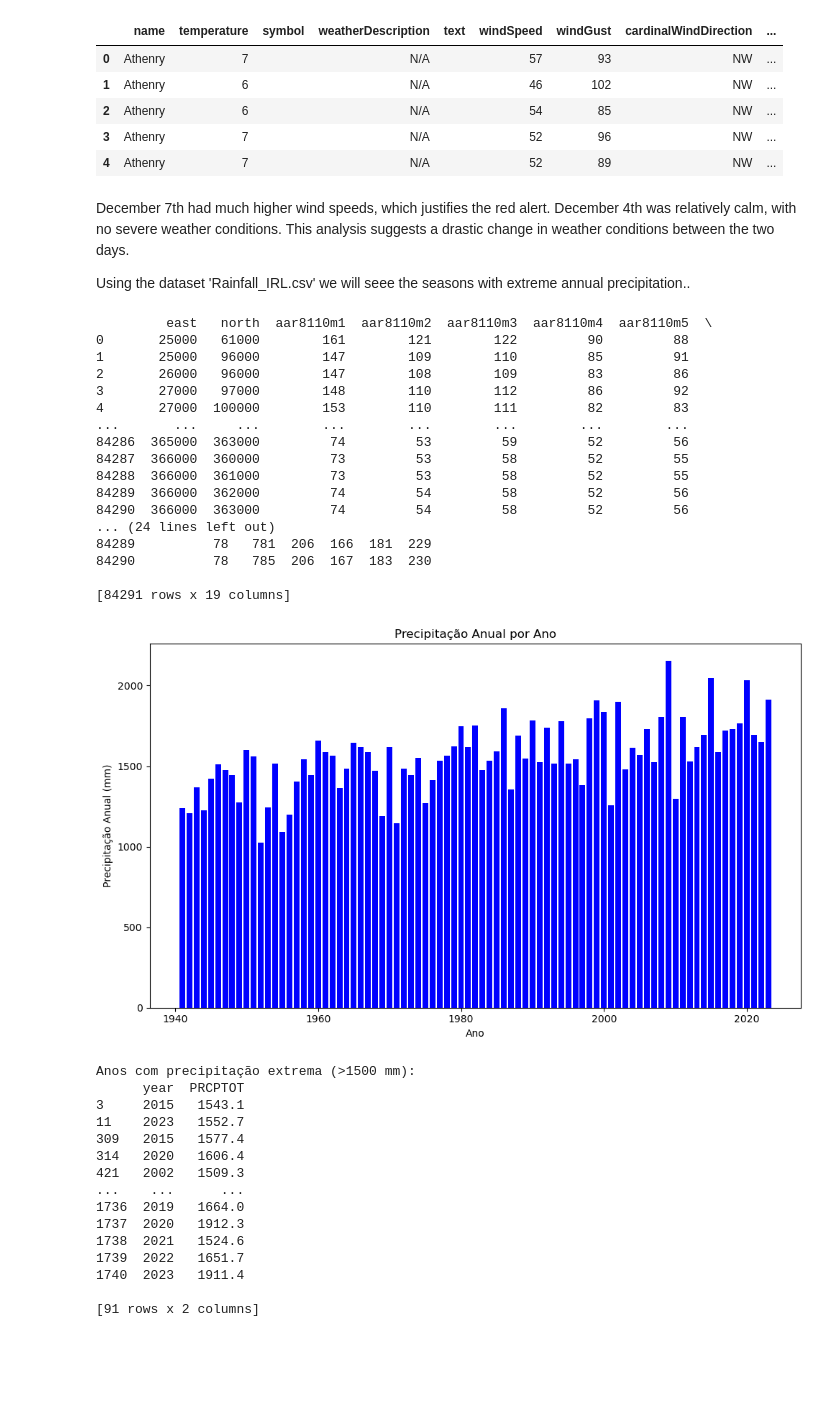
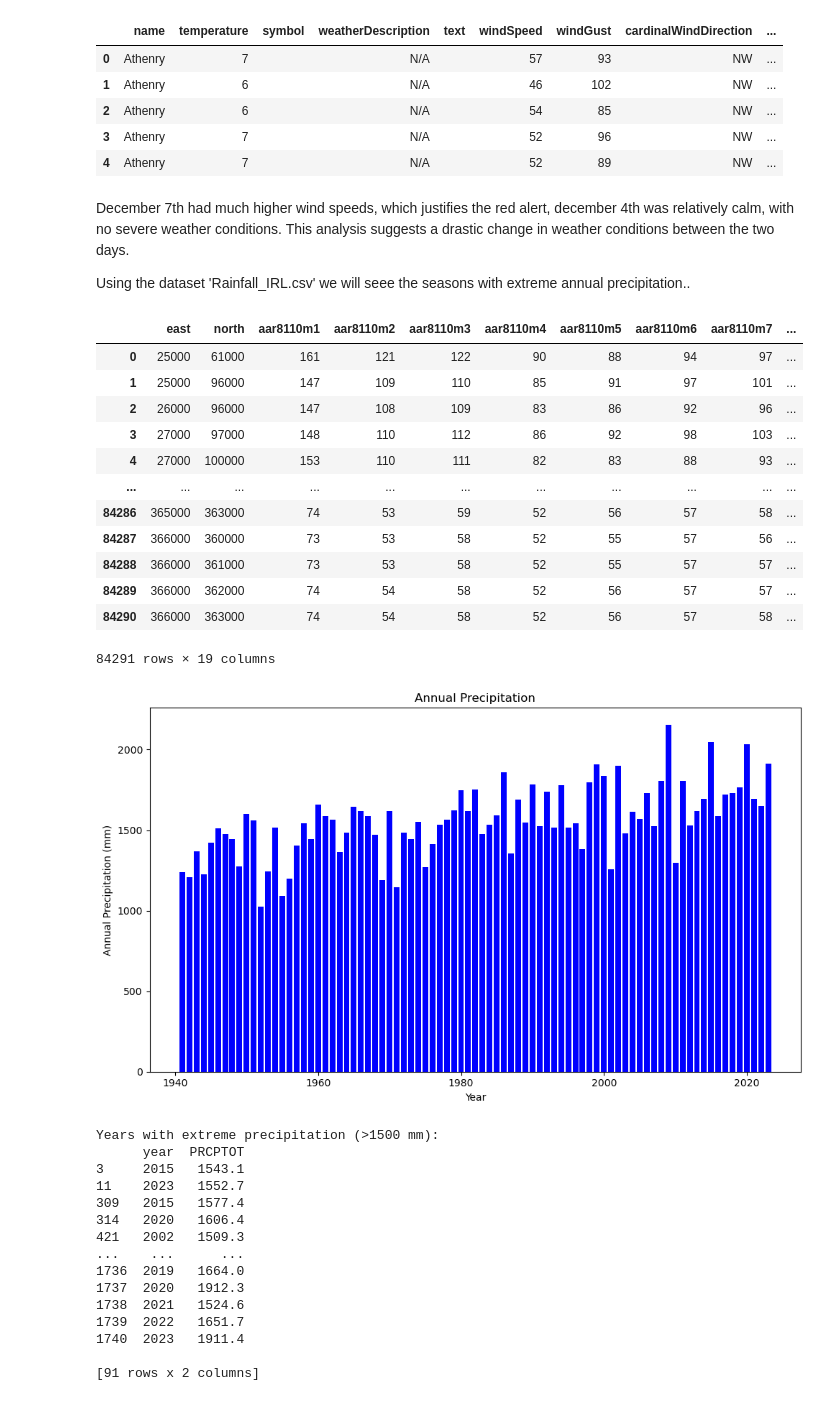
Before and after one commit to GabrielaDomiciano/PFDA_project, a Jupyter notebook: ireland_weather.ipynb, the cells around one changed output. Drawn from its saved outputs; the diff is of its cells as text; code cells hidden in the pictures; blank space fills up the shorter version.

```diff
--- a/ireland_weather.ipynb
+++ b/ireland_weather.ipynb
@@ -519,49 +484,45 @@ weather_df.head()
 | 3 | Athenry | 7 |  | N/A |  | 52 | 96 | NW | ... |
 | 4 | Athenry | 7 |  | N/A |  | 52 | 89 | NW | ... |
 # %% [markdown]
-December 7th had much higher wind speeds, which justifies the red alert. December 4th was relatively calm, with no severe weather conditions. This analysis suggests a drastic change in weather conditions between the two days.
+December 7th had much higher wind speeds, which justifies the red alert, december 4th was relatively calm, with no severe weather conditions. This analysis suggests a drastic change in weather conditions between the two days.
 
 Using the dataset 'Rainfall_IRL.csv' we will seee the seasons with extreme annual precipitation..
 # %%
 rainfall_df = pd.read_csv('/Users/gabrieladomicianoavellar/Desktop/PFDA_project/data/Rainfall_IRL.csv')
-print(rainfall_df)
+rainfall_df
 # %% [output]
+|  | east | north | aar8110m1 | aar8110m2 | aar8110m3 | aar8110m4 | aar8110m5 | aar8110m6 | aar8110m7 | ... |
+| 0 | 25000 | 61000 | 161 | 121 | 122 | 90 | 88 | 94 | 97 | ... |
+| 1 | 25000 | 96000 | 147 | 109 | 110 | 85 | 91 | 97 | 101 | ... |
+| 2 | 26000 | 96000 | 147 | 108 | 109 | 83 | 86 | 92 | 96 | ... |
+| 3 | 27000 | 97000 | 148 | 110 | 112 | 86 | 92 | 98 | 103 | ... |
+| 4 | 27000 | 100000 | 153 | 110 | 111 | 82 | 83 | 88 | 93 | ... |
+| ... | ... | ... | ... | ... | ... | ... | ... | ... | ... | ... |
+| 84286 | 365000 | 363000 | 74 | 53 | 59 | 52 | 56 | 57 | 58 | ... |
+| 84287 | 366000 | 360000 | 73 | 53 | 58 | 52 | 55 | 57 | 56 | ... |
+| 84288 | 366000 | 361000 | 73 | 53 | 58 | 52 | 55 | 57 | 57 | ... |
+| 84289 | 366000 | 362000 | 74 | 54 | 58 | 52 | 56 | 57 | 57 | ... |
+| 84290 | 366000 | 363000 | 74 | 54 | 58 | 52 | 56 | 57 | 58 | ... |
-         east   north  aar8110m1  aar8110m2  aar8110m3  aar8110m4  aar8110m5  \
-0       25000   61000        161        121        122         90         88
-1       25000   96000        147        109        110         85         91
-2       26000   96000        147        108        109         83         86
-3       27000   97000        148        110        112         86         92
-4       27000  100000        153        110        111         82         83
-...       ...     ...        ...        ...        ...        ...        ...
-84286  365000  363000         74         53         59         52         56
-84287  366000  360000         73         53         58         52         55
-84288  366000  361000         73         53         58         52         55
-84289  366000  362000         74         54         58         52         56
-84290  366000  363000         74         54         58         52         56
-... (24 lines left out)
-84289          78   781  206  166  181  229
-84290          78   785  206  167  183  230
-
-[84291 rows x 19 columns]
+84291 rows × 19 columns
 # %%
 
 
-# Plotar precipitação anual (coluna 'PRCPTOT' para precipitação total anual)
+# Plot annual precipitation (column 'PRCPTOT' for total annual precipitation)
 plt.figure(figsize=(10, 6))
 plt.bar(allyear_df['year'], allyear_df['PRCPTOT'], color='blue')
-plt.title('Precipitação Anual por Ano')
-plt.xlabel('Ano')
-plt.ylabel('Precipitação Anual (mm)')
+plt.title('Annual Precipitation')
+plt.xlabel('Year')
+plt.ylabel('Annual Precipitation (mm)')
 plt.tight_layout()
 plt.show()
 
-# Identificar os anos com precipitação anual extrema (>1500 mm)
+# Identify years with extreme annual precipitation (>1500 mm)
 extreme_rainfall = allyear_df[allyear_df['PRCPTOT'] > 1500]
-print("Anos com precipitação extrema (>1500 mm):")
+print("Years with extreme precipitation (>1500 mm):")
 print(extreme_rainfall[['year', 'PRCPTOT']])
 # %% [output]
-[figure, old version]
+[figure, new version]
-Anos com precipitação extrema (>1500 mm):
+Years with extreme precipitation (>1500 mm):
       year  PRCPTOT
 3     2015   1543.1
 11    2023   1552.7
```
Also changed, not shown: parts of 26 cells of this notebook, 2 other files.
